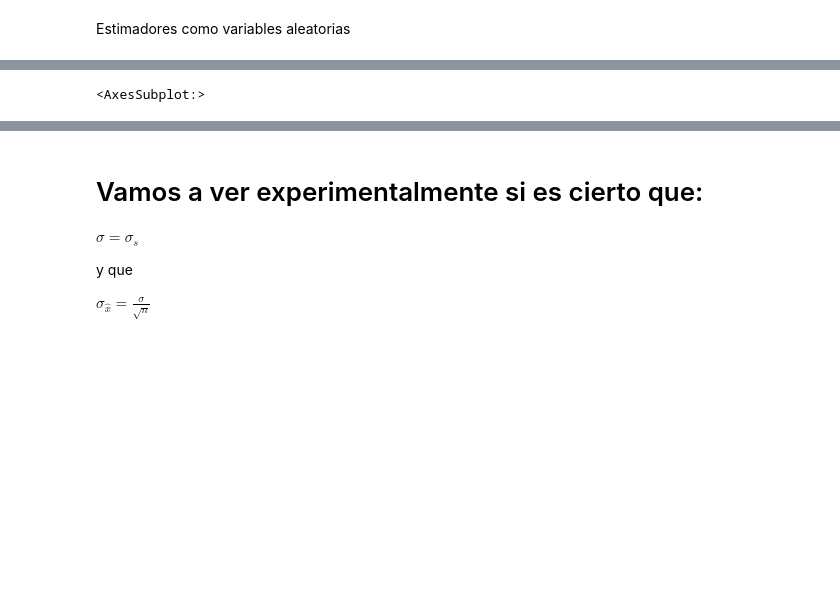
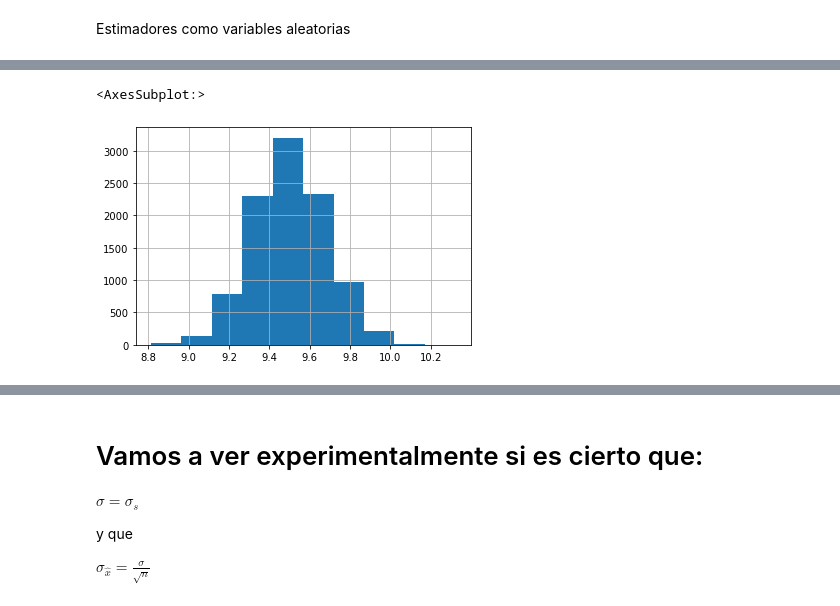
Before and after one commit to IonatanPerez/Cursos_DHDS_CN13, a Jupyter notebook: Clases/C15/Modelo.ipynb, the cells around one changed output, grey strips where cells are left out. Drawn from its saved outputs; the diff is of its cells as text; code cells hidden in the pictures; blank space fills up the shorter version.

```diff
--- a/Clases/C15/Modelo.ipynb
+++ b/Clases/C15/Modelo.ipynb
@@ -159,19 +163,22 @@ means.hist()
 # %%
 # ¿siempre da estilo gaussiana? rta corta: SI (teorema central del limite)
 import random
 import numpy as np
 
 lista = [0,1,2,3,4,5,6,7,8,9,10,11,12,13,14,15,16,17,18,19]
 
-nuevo_mean = []
+n = 1000
+n_sampleos = 10000
+means = []
 
 for i in tqdm.tqdm(range(n_sampleos)):
-    nuevo_mean += [np.mean(random.choices(lista,k=n))]
+    means += [np.mean(random.choices(lista,k=n))]
 
-means_nuevo = pd.Series({"Mean_uniforme":nuevo_mean})
-means_nuevo.hist()
+means = pd.Series({"Mean_uniforme":means})
+means.hist()
 # %% [output]
 <AxesSubplot:>
+[figure, added]
 # %%
 n_sampleos = 100
 valores_estimador_mean = []
```
Also changed, not shown: parts of 10 cells of this notebook, 22 other files.
